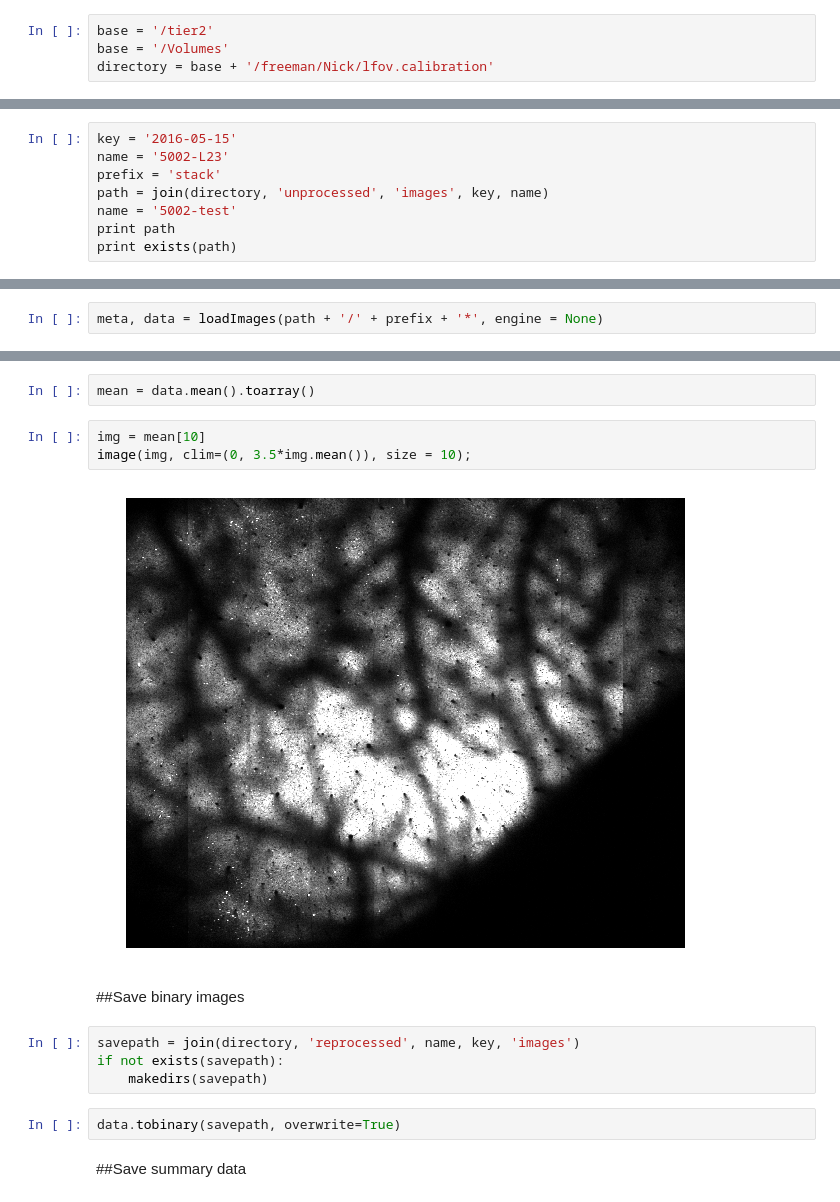
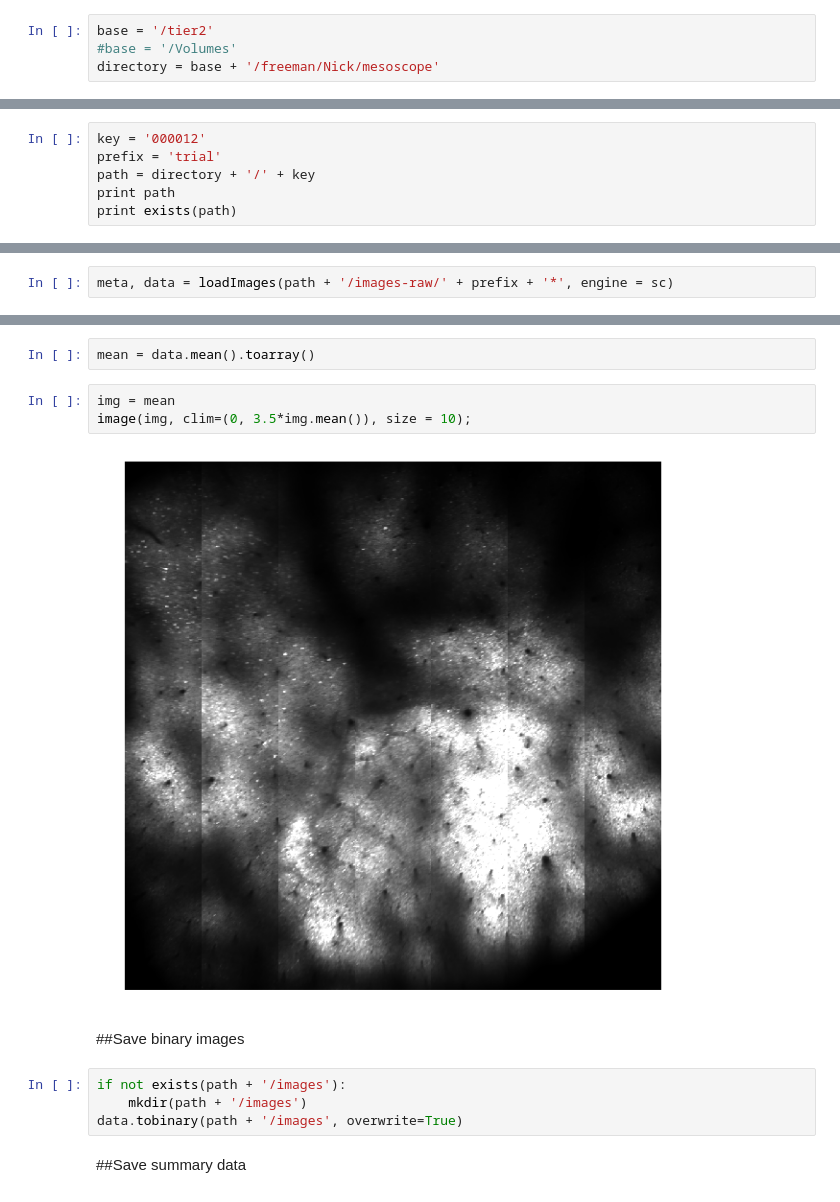
Before and after one commit to sofroniewn/2P-RAM-pipeline, a Jupyter notebook: notebooks/preprocess-images.ipynb, the cells around one changed output, grey strips where cells are left out. Drawn from its saved outputs; the diff is of its cells as text.

```diff
--- a/notebooks/preprocess-images.ipynb
+++ b/notebooks/preprocess-images.ipynb
@@ -16,16 +18,14 @@ from json import dump
 ###Set directory and session information
 # %%
 base = '/tier2'
-base = '/Volumes'
-directory = base + '/freeman/Nick/lfov.calibration'
+#base = '/Volumes'
+directory = base + '/freeman/Nick/mesoscope'
 # %% [markdown]
 ## Load data
 # %%
-key = '2016-05-15'
-name = '5002-L23'
-prefix = 'stack'
-path = join(directory, 'unprocessed', 'images', key, name)
-name = '5002-test'
+key = '000012'
+prefix = 'trial'
+path = directory + '/' + key
 print path
 print exists(path)
 # %% [output]
@@ -33,3 +33,3 @@ print exists(path)
 True
 # %%
-meta, data = loadImages(path + '/' + prefix + '*', engine = None)
+meta, data = loadImages(path + '/images-raw/' + prefix + '*', engine = sc)
@@ -65,18 +48,16 @@ meta
 # %%
 mean = data.mean().toarray()
 # %%
-img = mean[10]
+img = mean
 image(img, clim=(0, 3.5*img.mean()), size = 10);
 # %% [output]
-[figure, old version]
+[figure, new version]
 # %% [markdown]
 ##Save binary images
-# %%
-savepath = join(directory, 'reprocessed', name, key, 'images')
-if not exists(savepath):
-    makedirs(savepath)
-# %%
-data.tobinary(savepath, overwrite=True)
+# %%
+if not exists(path + '/images'):
+    mkdir(path + '/images')
+data.tobinary(path + '/images', overwrite=True)
 # %% [markdown]
 ##Save summary data
 # %% [markdown]
```
Also changed, not shown: parts of 11 cells of this notebook, 2 other files.
